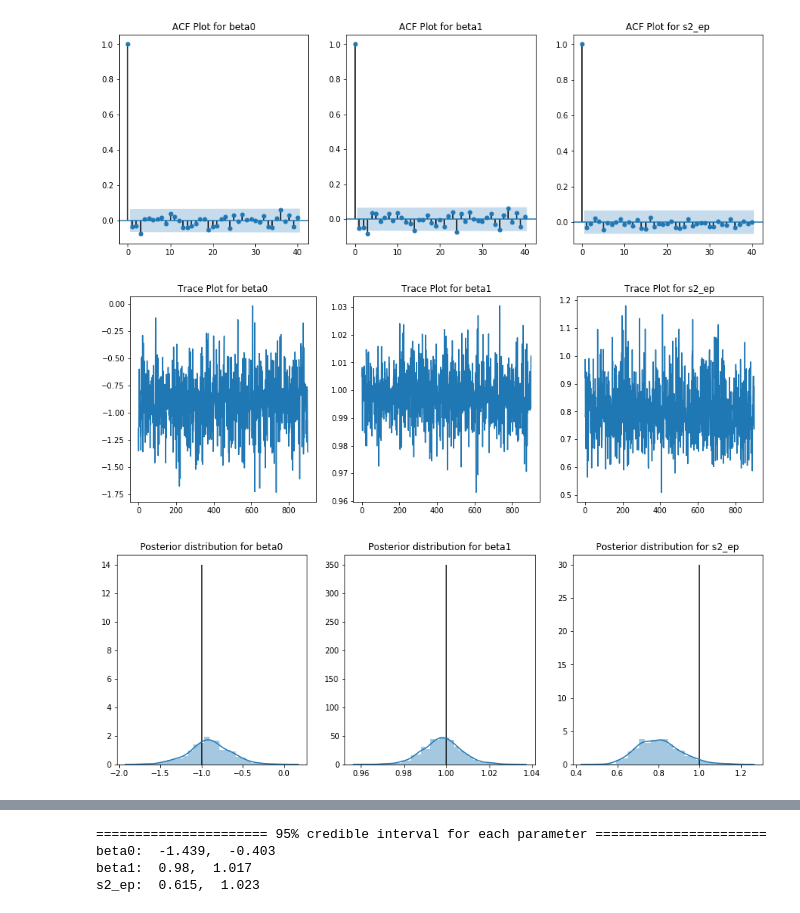
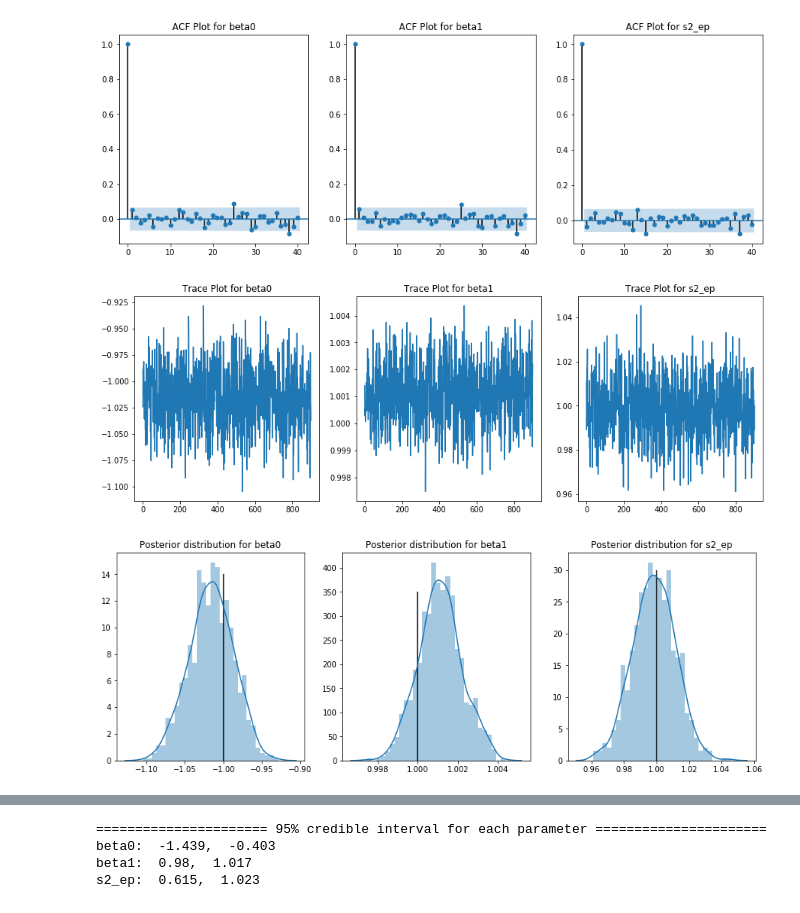
Before and after one commit to bohyunshin/measurement_error_model, a Jupyter notebook: diagnosis plot_basic.ipynb, the cells around one changed output, grey strips where cells are left out. Saved outputs shown, nothing was run; the diff lists cells and outputs as text; code cells hidden in the pictures.

```diff
--- a/diagnosis plot_basic.ipynb
+++ b/diagnosis plot_basic.ipynb
@@ -5,7 +5,7 @@ import matplotlib.pyplot as plt
 from statsmodels.graphics.tsaplots import plot_acf
 import seaborn as sns
 
-mcmc = pickle.load(open('../model/SLR_basic_120.pkl','rb'))
+mcmc = pickle.load(open('../model/SLR_basic_12000.pkl','rb'))
 params={'beta0':-1, 'beta1':1, 'mu_x':0.5, 's2_x':1/36, 's2_ep':1, 's2_v':1/36, 's2_d':1/100}
 heights = {'beta0':14, 'beta1':350,'s2_ep':30}
 # heights={'beta0':8, 'beta1':10, 'mu_x':10, 's2_x':3, 's2_ep':1, 's2_v':3, 's2_d':3}
@@ -37,7 +37,7 @@ for i in range(3):
 plt.savefig('/Users/shinbo/Desktop/metting/LDA/meeting materials/20.11.12/autocorr.png')
 plt.show()
 # %% [output]
-[figure, old version]
+[figure, new version]
 # %%
 fig, ax = plt.subplots(1,3,figsize=(15,5))
 a = 0
@@ -49,21 +49,21 @@ for i in range(3):
 plt.savefig('/Users/shinbo/Desktop/metting/LDA/meeting materials/20.11.12/traceplot.png')
 plt.show()
 # %% [output]
-[figure, old version]
+[figure, new version]
 # %%
 fig, ax = plt.subplots(1,3,figsize=(15,5))
 a = 0
 for i in range(3):
     key = list(mcmc.params.keys())[a]
-    sns.distplot(mcmc.params[key][burnin::thinning], ax=ax[i], norm_hist=True)
+    sns.distplot(mcmc.params[key][burnin::thinning], ax=ax[i], norm_hist=True, bins=30)
     ax[i].vlines(params[key] ,0, heights[key])
     ax[i].set_title(f'Posterior distribution for {key}')
 
     a += 1
 plt.savefig('/Users/shinbo/Desktop/metting/LDA/meeting materials/20.11.19/density_12000.png')
 plt.show()
 # %% [output]
-[figure, old version]
+[figure, new version]
 # %%
 print(f'beta0: {np.median(mcmc.params["beta0"])}')
 print(f'beta1: {np.median(mcmc.params["beta1"])}')
```
Also changed, not shown: parts of 6 cells of this notebook, 5 other files.
